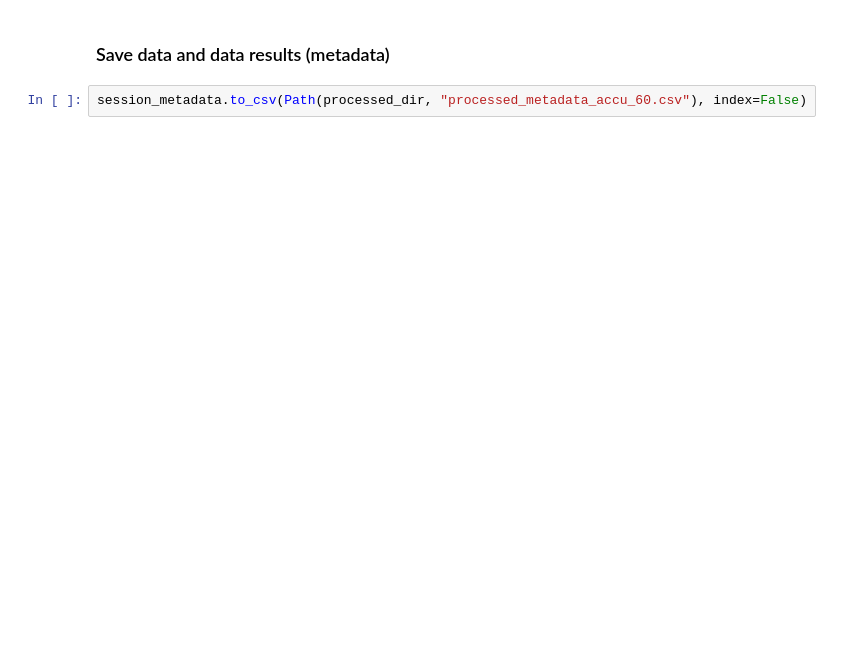
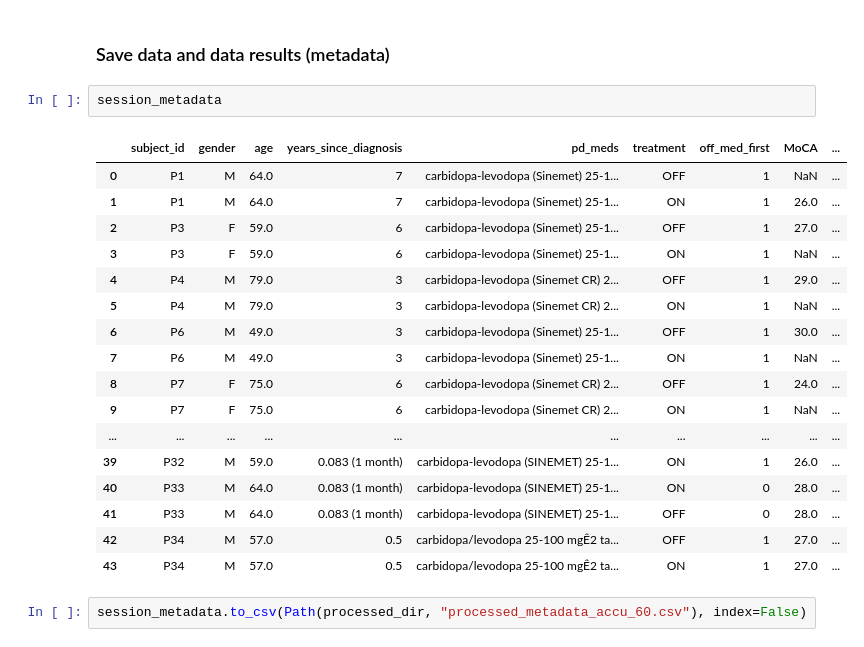
Before and after one commit to vaibrainium/bayesian-priors-in-pd-subtype, a Jupyter notebook: notebooks/1.10-vaib-updrs-score-analysis.ipynb, the cells around one changed output. Drawn from its saved outputs; the diff is of its cells as text; blank space fills up the shorter version.

```diff
--- a/notebooks/1.10-vaib-updrs-score-analysis.ipynb
+++ b/notebooks/1.10-vaib-updrs-score-analysis.ipynb
@@ -223,4 +339,24 @@ ax[2].set_ylim(-0.1, 2)
 # %% [markdown]
 ### Save data and data results (metadata)
+# %%
+session_metadata
+# %% [output]
+|  | subject_id | gender | age | years_since_diagnosis | pd_meds | treatment | off_med_first | MoCA | ... |
+| 0 | P1 | M | 64.0 | 7 | carbidopa-levodopa (Sinemet) 25-1... | OFF | 1 | NaN | ... |
+| 1 | P1 | M | 64.0 | 7 | carbidopa-levodopa (Sinemet) 25-1... | ON | 1 | 26.0 | ... |
+| 2 | P3 | F | 59.0 | 6 | carbidopa-levodopa (Sinemet) 25-1... | OFF | 1 | 27.0 | ... |
+| 3 | P3 | F | 59.0 | 6 | carbidopa-levodopa (Sinemet) 25-1... | ON | 1 | NaN | ... |
+| 4 | P4 | M | 79.0 | 3 | carbidopa-levodopa (Sinemet CR) 2... | OFF | 1 | 29.0 | ... |
+| 5 | P4 | M | 79.0 | 3 | carbidopa-levodopa (Sinemet CR) 2... | ON | 1 | NaN | ... |
+| 6 | P6 | M | 49.0 | 3 | carbidopa-levodopa (Sinemet) 25-1... | OFF | 1 | 30.0 | ... |
+| 7 | P6 | M | 49.0 | 3 | carbidopa-levodopa (Sinemet) 25-1... | ON | 1 | NaN | ... |
+| 8 | P7 | F | 75.0 | 6 | carbidopa-levodopa (Sinemet CR) 2... | OFF | 1 | 24.0 | ... |
+| 9 | P7 | F | 75.0 | 6 | carbidopa-levodopa (Sinemet CR) 2... | ON | 1 | NaN | ... |
+| ... | ... | ... | ... | ... | ... | ... | ... | ... | ... |
+| 39 | P32 | M | 59.0 | 0.083 (1 month) | carbidopa-levodopa (SINEMET) 25-1... | ON | 1 | 26.0 | ... |
+| 40 | P33 | M | 64.0 | 0.083 (1 month) | carbidopa-levodopa (SINEMET) 25-1... | ON | 0 | 28.0 | ... |
+| 41 | P33 | M | 64.0 | 0.083 (1 month) | carbidopa-levodopa (SINEMET) 25-1... | OFF | 0 | 28.0 | ... |
+| 42 | P34 | M | 57.0 | 0.5 | carbidopa/levodopa 25-100 mgÊ2 ta... | OFF | 1 | 27.0 | ... |
+| 43 | P34 | M | 57.0 | 0.5 | carbidopa/levodopa 25-100 mgÊ2 ta... | ON | 1 | 27.0 | ... |
 # %%
 session_metadata.to_csv(Path(processed_dir, "processed_metadata_accu_60.csv"), index=False)
```
Also changed, not shown: parts of 15 cells of this notebook, 17 other files.
